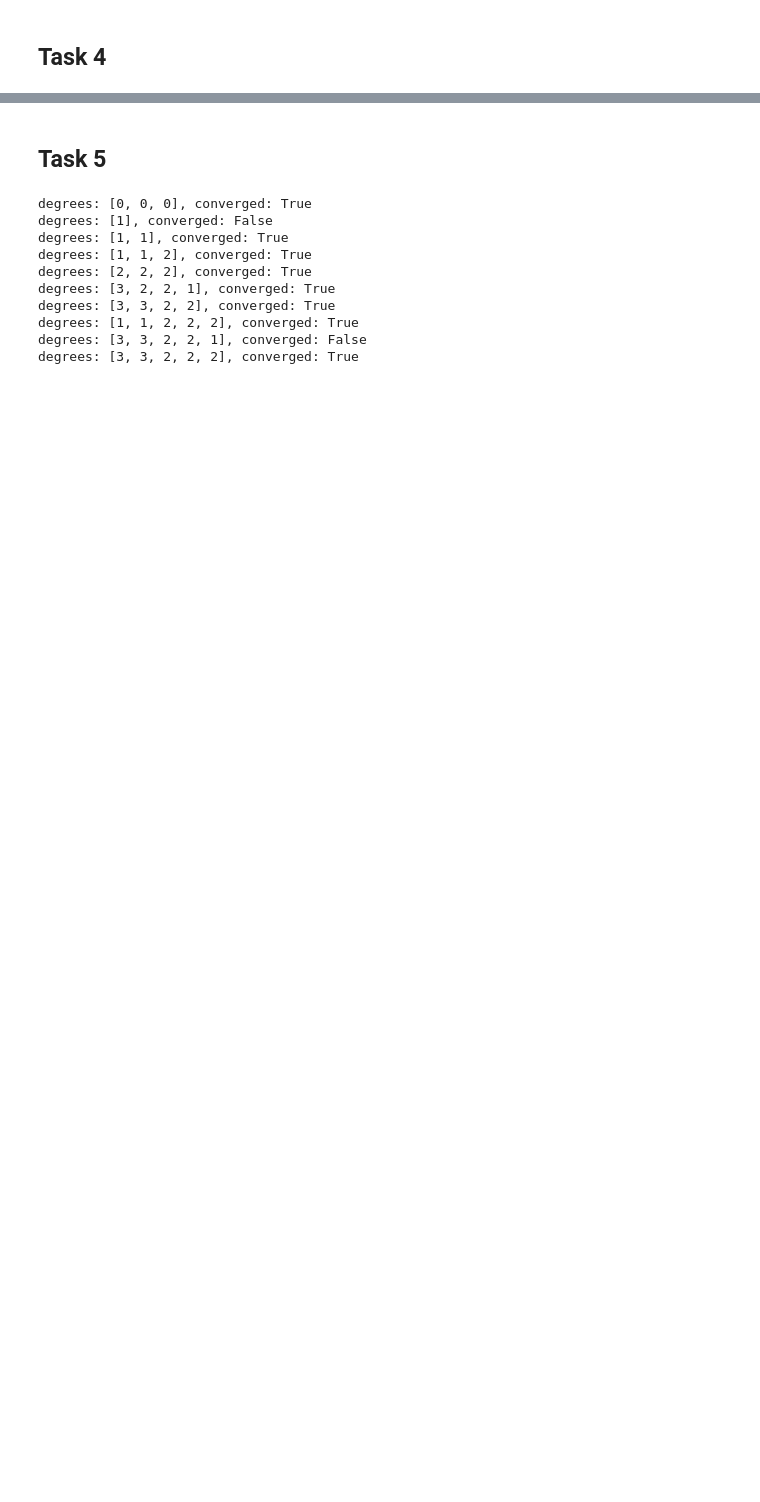
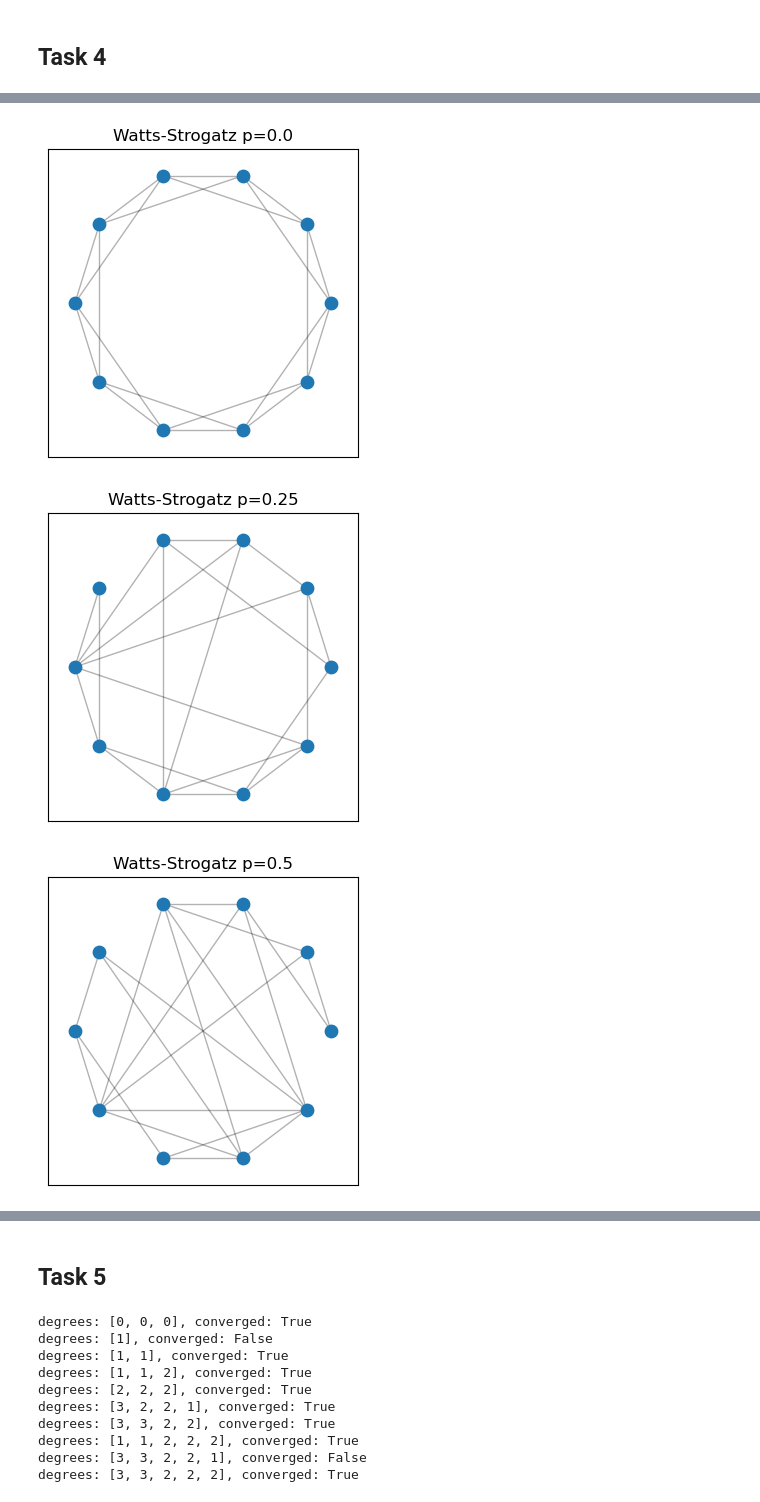
Before and after one commit to kubek22/SNARS, a Jupyter notebook: project5/project5.ipynb, the cells around one changed output, grey strips where cells are left out. Cells and saved outputs as stored; diff of their text form; code cells hidden in the pictures; blank space fills up the shorter version.

```diff
--- a/project5/project5.ipynb
+++ b/project5/project5.ipynb
@@ -93,0 +94,17 @@ plt.show()
+# %%
+n = 10
+k = 4
+p_list = np.linspace(0, 1, 5)
+
+for p in p_list:
+    G = nx.watts_strogatz_graph(n, k, p)
+    plt.figure(figsize=(4, 4))
+    pos = nx.circular_layout(G)
+    nx.draw_networkx_nodes(G, pos, node_size=80)
+    nx.draw_networkx_edges(G, pos, alpha=0.3)
+    plt.title(f"Watts-Strogatz p={p}")
+    plt.show()
+# %% [output]
+[figure, added]
+[figure, added]
+[figure, added]
```
Also changed, not shown: parts of 6 cells of this notebook, 1 other file.
